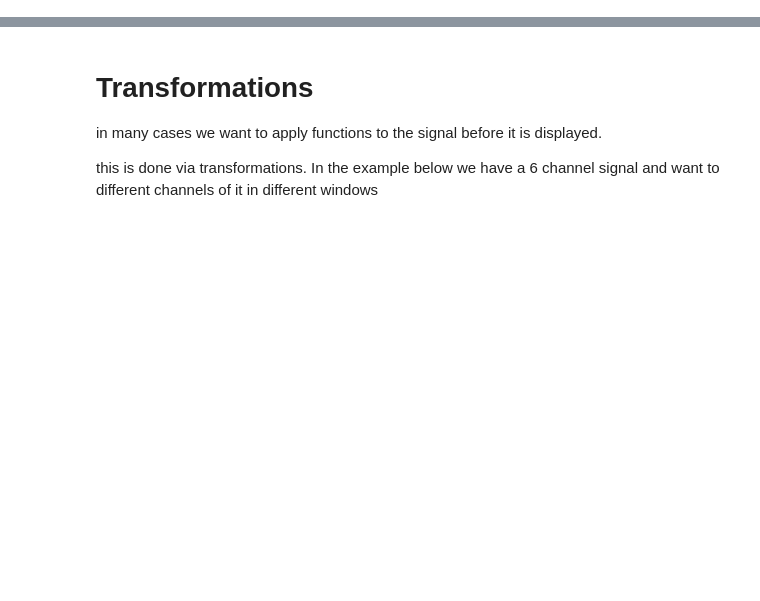
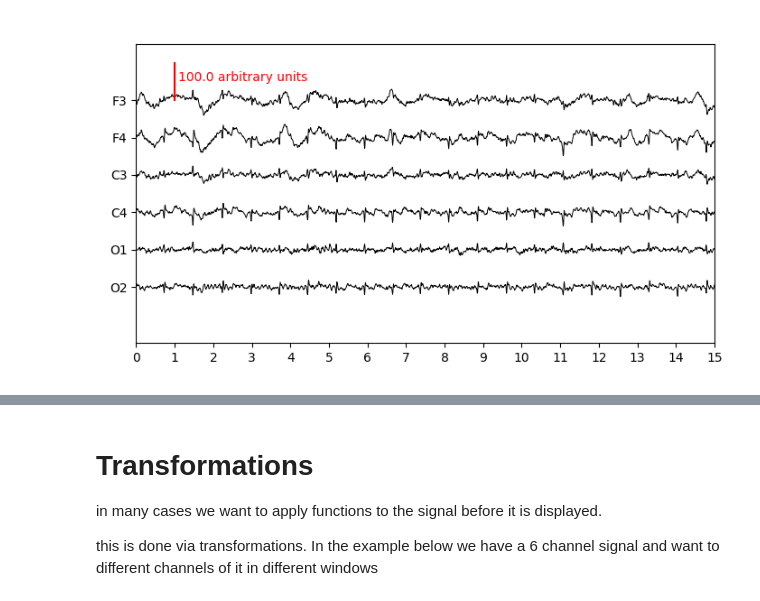
Before and after one commit to MoritzAlkofer/BIOViewer, a Jupyter notebook: demo.ipynb, the cells around one changed output, grey strips where cells are left out. Drawn from its saved outputs; the diff is of its cells as text; code cells hidden in the pictures; blank space fills up the shorter version.

```diff
--- a/demo.ipynb
+++ b/demo.ipynb
@@ -0,0 +42,10 @@
+# %%
+path_signal = 'example.npy'
+display_channels = ['F3', 'F4', 'C3', 'C4', 'O1', 'O2']
+#y_locations = [0,1,2,3,4,5]
+Fs = 128
+
+signalconfig = SignalConfig(path_signal,Fs,display_channels,scale ='auto')
+viewer = Viewer(signal_configs=[signalconfig])
+# %% [output]
+[figure, added]
```
Also changed, not shown: parts of 15 cells of this notebook, 6 other files.
